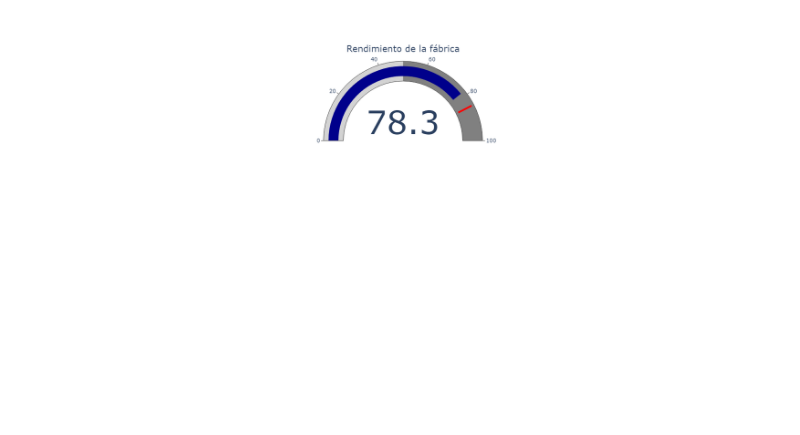
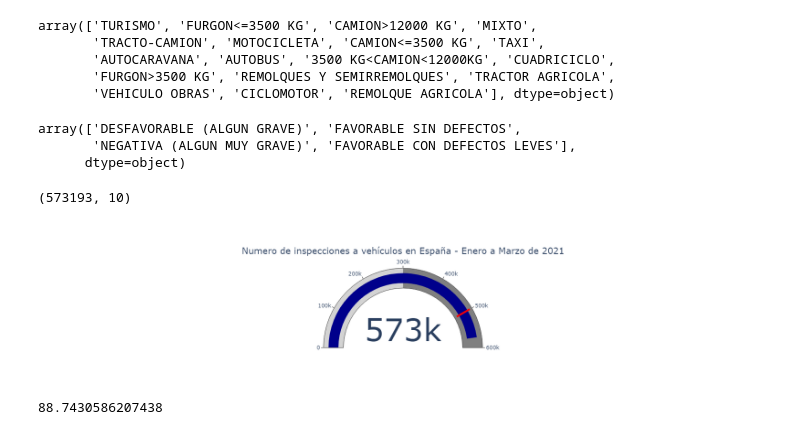
Before and after one commit to dariofervenza/M2.859_PC2, a Jupyter notebook: gauge_giagram.ipynb, the cells around one changed output. Cells and saved outputs as stored; diff of their text form; code cells hidden in the pictures; blank space fills up the shorter version.

```diff
--- a/gauge_giagram.ipynb
+++ b/gauge_giagram.ipynb
@@ -3,0 +6,3 @@ import plotly.io as pio
+# %%
+df = pd.read_csv("data/traspvh_hasta_marzo.csv", sep=";")
+df.head()
@@ -4,23 +16,41 @@ import plotly.io as pio
+# %%
+df.TRVTIPVE.unique()
+# %% [output]
+array(['TURISMO', 'FURGON<=3500 KG', 'CAMION>12000 KG', 'MIXTO',
+       'TRACTO-CAMION', 'MOTOCICLETA', 'CAMION<=3500 KG', 'TAXI',
+       'AUTOCARAVANA', 'AUTOBUS', '3500 KG<CAMION<12000KG', 'CUADRICICLO',
+       'FURGON>3500 KG', 'REMOLQUES Y SEMIRREMOLQUES', 'TRACTOR AGRICOLA',
+       'VEHICULO OBRAS', 'CICLOMOTOR', 'REMOLQUE AGRICOLA'], dtype=object)
+# %%
+df.TRVRESUL.unique()
+# %% [output]
+array(['DESFAVORABLE (ALGUN GRAVE)', 'FAVORABLE SIN DEFECTOS',
+       'NEGATIVA (ALGUN MUY GRAVE)', 'FAVORABLE CON DEFECTOS LEVES'],
+      dtype=object)
+# %%
+df.shape
+# %% [output]
+(573193, 10)
 # %%
 fig = go.Figure(go.Indicator(
     mode="gauge+number",
-    value=78.3,
-    title={'text': "Rendimiento de la fábrica"},
+    value=df.shape[0],
+    title={'text': "Numero de inspecciones a vehículos en España - Enero a Marzo de 2021"},
     gauge={
-        'axis': {'range': [0, 100]},
+        'axis': {'range': [0, 600000]},
         'bar': {'color': "darkblue"},
         'steps': [
-            {'range': [0, 50], 'color': "lightgray"},
-            {'range': [50, 100], 'color': "gray"}
+            {'range': [0, 300000], 'color': "lightgray"},
+            {'range': [300000, 600000], 'color': "gray"}
         ],
         'threshold': {
             'line': {'color': "red", 'width': 4},
             'thickness': 0.75,
-            'value': 85
+            'value': 500000
         }
     }
 ))
 fig.write_image("images/gauge_chart.png")
 fig.show()
 # %% [output]
-[figure, old version]
+[figure, new version]
@@ -26,0 +60,5 @@ fig.show()
+# %%
+porcentaje_favorables = favorables.shape[0] / df.shape[0] * 100
+porcentaje_favorables
+# %% [output]
+88.7430586207438
```
Also changed, not shown: parts of 4 cells of this notebook, 4 other files.
